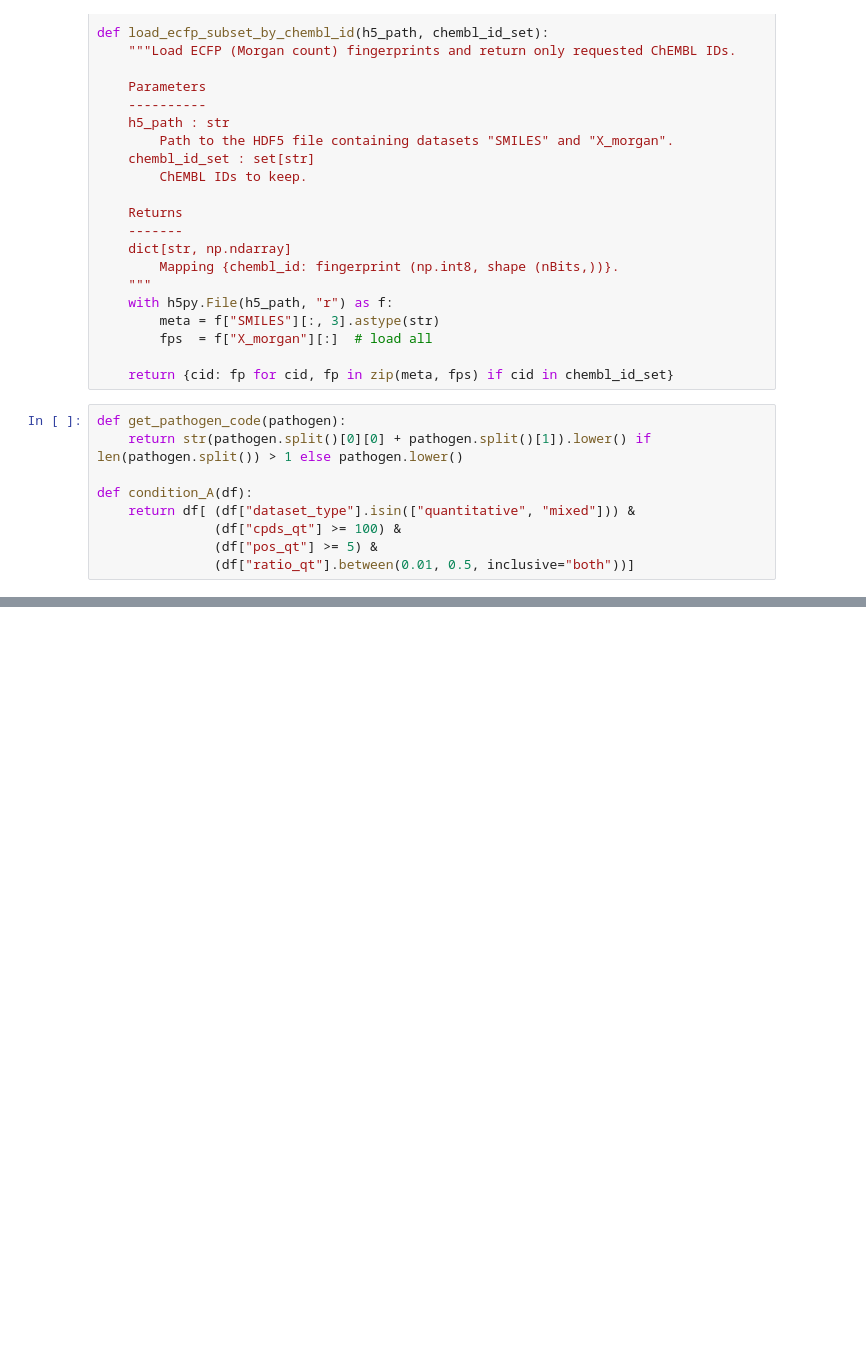
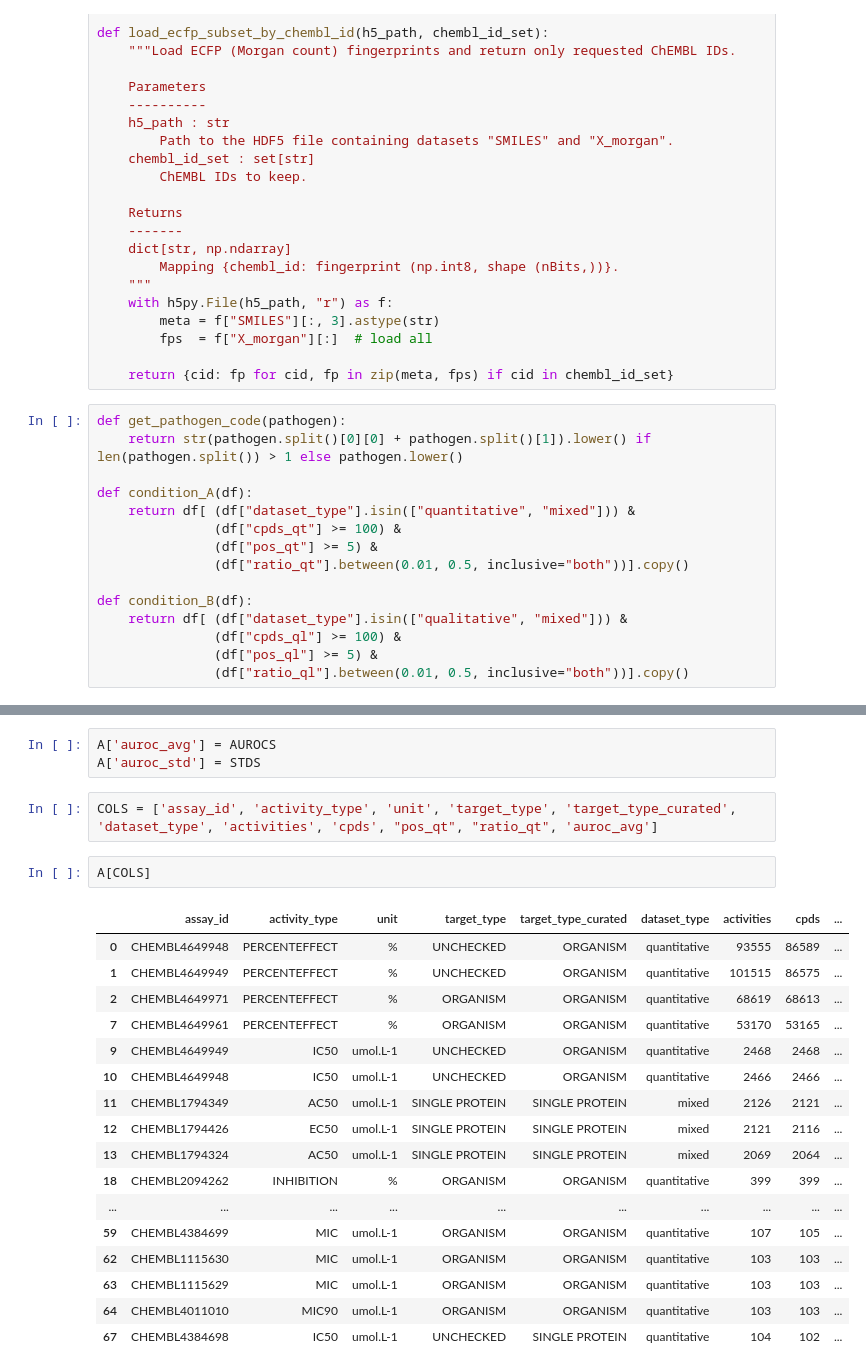
Before and after one commit to ersilia-os/chembl-antimicrobial-tasks, a Jupyter notebook: notebooks/test.ipynb, the cells around one changed output, grey strips where cells are left out. Saved outputs shown, nothing was run; the diff lists cells and outputs as text; blank space fills up the shorter version.

```diff
--- a/notebooks/test.ipynb
+++ b/notebooks/test.ipynb
@@ -67,7 +67,13 @@ def condition_A(df):
     return df[ (df["dataset_type"].isin(["quantitative", "mixed"])) &
                (df["cpds_qt"] >= 100) &
                (df["pos_qt"] >= 5) &
-               (df["ratio_qt"].between(0.01, 0.5, inclusive="both"))]
+               (df["ratio_qt"].between(0.01, 0.5, inclusive="both"))].copy()
+
+def condition_B(df):
+    return df[ (df["dataset_type"].isin(["qualitative", "mixed"])) &
+               (df["cpds_ql"] >= 100) &
+               (df["pos_ql"] >= 5) &
+               (df["ratio_ql"].between(0.01, 0.5, inclusive="both"))].copy()
 # %%
 # Define root directory
 root = "."
@@ -207,3 +215,28 @@ Fold 2: AUROC = 0.8750
 Fold 3: AUROC = 0.8312
 Fold 4: AUROC = 0.8269
 Mean AUROC: 0.8141 ± 0.0557
+# %%
+A['auroc_avg'] = AUROCS
+A['auroc_std'] = STDS
+# %%
+COLS = ['assay_id', 'activity_type', 'unit', 'target_type', 'target_type_curated', 'dataset_type', 'activities', 'cpds', "pos_qt", "ratio_qt", 'auroc_avg']
+# %%
+A[COLS]
+# %% [output]
+|  | assay_id | activity_type | unit | target_type | target_type_curated | dataset_type | activities | cpds | ... |
+| 0 | CHEMBL4649948 | PERCENTEFFECT | % | UNCHECKED | ORGANISM | quantitative | 93555 | 86589 | ... |
+| 1 | CHEMBL4649949 | PERCENTEFFECT | % | UNCHECKED | ORGANISM | quantitative | 101515 | 86575 | ... |
+| 2 | CHEMBL4649971 | PERCENTEFFECT | % | ORGANISM | ORGANISM | quantitative | 68619 | 68613 | ... |
+| 7 | CHEMBL4649961 | PERCENTEFFECT | % | ORGANISM | ORGANISM | quantitative | 53170 | 53165 | ... |
+| 9 | CHEMBL4649949 | IC50 | umol.L-1 | UNCHECKED | ORGANISM | quantitative | 2468 | 2468 | ... |
+| 10 | CHEMBL4649948 | IC50 | umol.L-1 | UNCHECKED | ORGANISM | quantitative | 2466 | 2466 | ... |
+| 11 | CHEMBL1794349 | AC50 | umol.L-1 | SINGLE PROTEIN | SINGLE PROTEIN | mixed | 2126 | 2121 | ... |
+| 12 | CHEMBL1794426 | EC50 | umol.L-1 | SINGLE PROTEIN | SINGLE PROTEIN | mixed | 2121 | 2116 | ... |
+| 13 | CHEMBL1794324 | AC50 | umol.L-1 | SINGLE PROTEIN | SINGLE PROTEIN | mixed | 2069 | 2064 | ... |
+| 18 | CHEMBL2094262 | INHIBITION | % | ORGANISM | ORGANISM | quantitative | 399 | 399 | ... |
+| ... | ... | ... | ... | ... | ... | ... | ... | ... | ... |
+| 59 | CHEMBL4384699 | MIC | umol.L-1 | ORGANISM | ORGANISM | quantitative | 107 | 105 | ... |
+| 62 | CHEMBL1115630 | MIC | umol.L-1 | ORGANISM | ORGANISM | quantitative | 103 | 103 | ... |
+| 63 | CHEMBL1115629 | MIC | umol.L-1 | ORGANISM | ORGANISM | quantitative | 103 | 103 | ... |
+| 64 | CHEMBL4011010 | MIC90 | umol.L-1 | ORGANISM | ORGANISM | quantitative | 103 | 103 | ... |
+| 67 | CHEMBL4384698 | IC50 | umol.L-1 | UNCHECKED | SINGLE PROTEIN | quantitative | 104 | 102 | ... |
```
Also changed, not shown: parts of 9 cells of this notebook, 4 other files.
